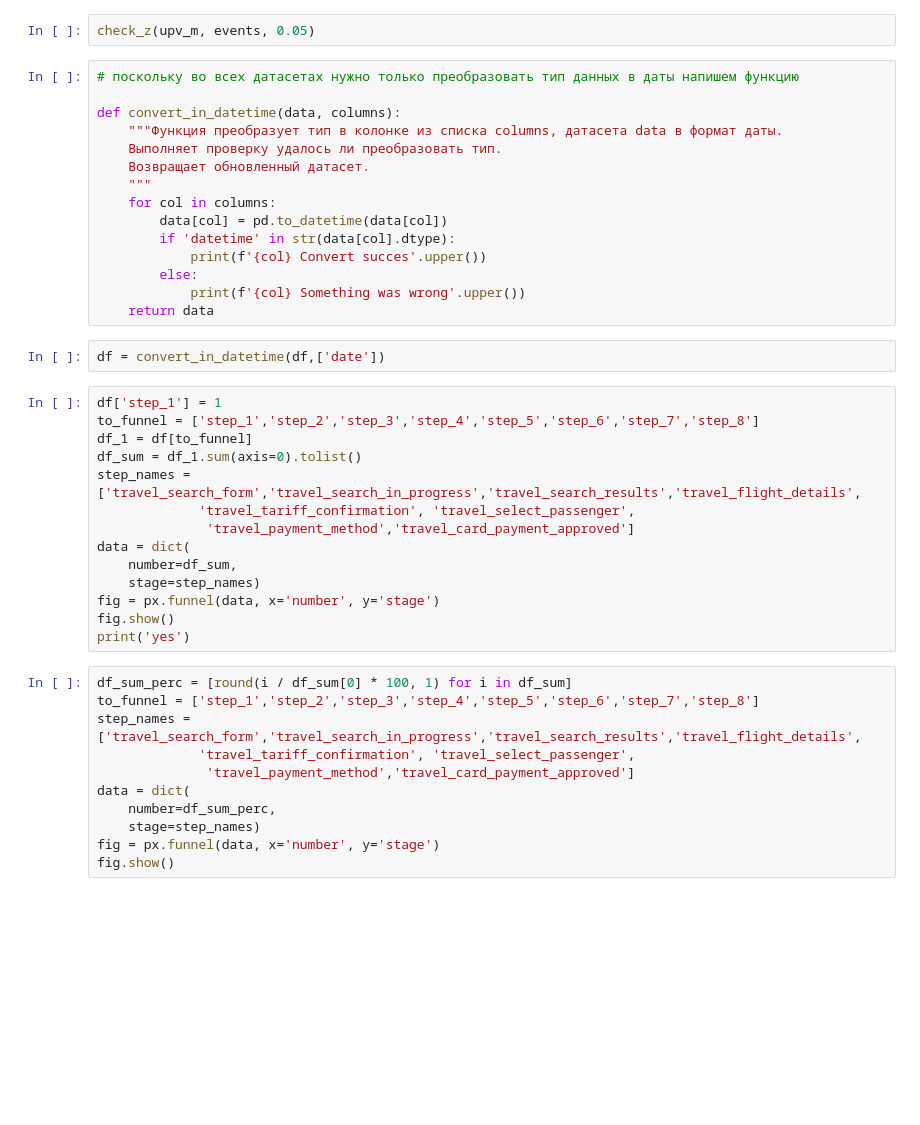
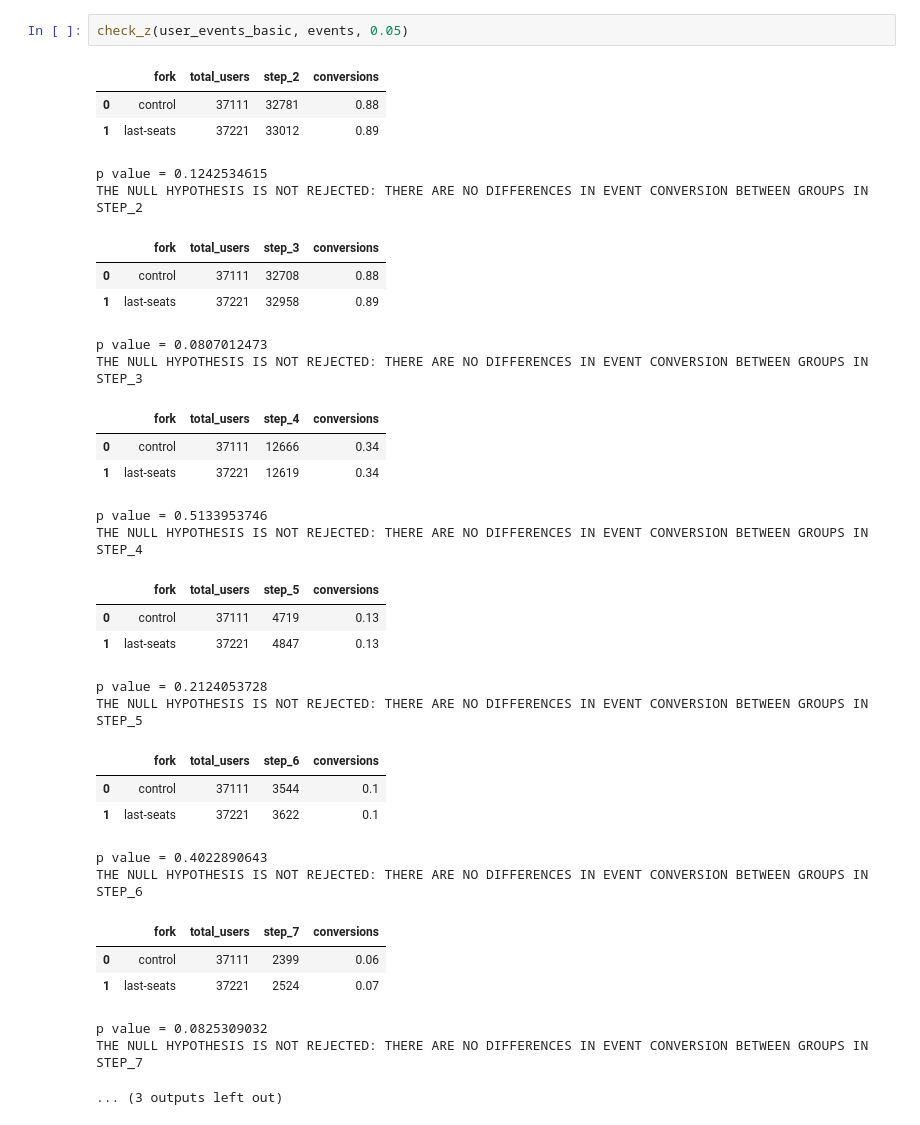
Before and after one commit to pavelkoya/abtest_travel, a Jupyter notebook: ab_testing_travel.ipynb, the cells around one changed output. Saved outputs shown, nothing was run; the diff lists cells and outputs as text; blank space fills up the shorter version.

```diff
--- a/ab_testing_travel.ipynb
+++ b/ab_testing_travel.ipynb
@@ -172,44 +169,34 @@ def check_z(data, events, alpha):
 # %%
-check_z(upv_m, events, 0.05)
+check_z(user_events_basic, events, 0.05)
+# %% [output]
+|  | fork | total_users | step_2 | conversions |
+| 0 | control | 37111 | 32781 | 0.88 |
+| 1 | last-seats | 37221 | 33012 | 0.89 |
+p value = 0.1242534615
+THE NULL HYPOTHESIS IS NOT REJECTED: THERE ARE NO DIFFERENCES IN EVENT CONVERSION BETWEEN GROUPS IN STEP_2
+|  | fork | total_users | step_3 | conversions |
+| 0 | control | 37111 | 32708 | 0.88 |
+| 1 | last-seats | 37221 | 32958 | 0.89 |
+p value = 0.0807012473
+THE NULL HYPOTHESIS IS NOT REJECTED: THERE ARE NO DIFFERENCES IN EVENT CONVERSION BETWEEN GROUPS IN STEP_3
+|  | fork | total_users | step_4 | conversions |
+| 0 | control | 37111 | 12666 | 0.34 |
+| 1 | last-seats | 37221 | 12619 | 0.34 |
+p value = 0.5133953746
+THE NULL HYPOTHESIS IS NOT REJECTED: THERE ARE NO DIFFERENCES IN EVENT CONVERSION BETWEEN GROUPS IN STEP_4
+|  | fork | total_users | step_5 | conversions |
+| 0 | control | 37111 | 4719 | 0.13 |
+| 1 | last-seats | 37221 | 4847 | 0.13 |
+p value = 0.2124053728
+THE NULL HYPOTHESIS IS NOT REJECTED: THERE ARE NO DIFFERENCES IN EVENT CONVERSION BETWEEN GROUPS IN STEP_5
+|  | fork | total_users | step_6 | conversions |
+| 0 | control | 37111 | 3544 | 0.1 |
+| 1 | last-seats | 37221 | 3622 | 0.1 |
+p value = 0.4022890643
+THE NULL HYPOTHESIS IS NOT REJECTED: THERE ARE NO DIFFERENCES IN EVENT CONVERSION BETWEEN GROUPS IN STEP_6
+|  | fork | total_users | step_7 | conversions |
+| 0 | control | 37111 | 2399 | 0.06 |
+| 1 | last-seats | 37221 | 2524 | 0.07 |
+p value = 0.0825309032
+THE NULL HYPOTHESIS IS NOT REJECTED: THERE ARE NO DIFFERENCES IN EVENT CONVERSION BETWEEN GROUPS IN STEP_7
+... (3 outputs left out)
-# %%
-# поскольку во всех датасетах нужно только преобразовать тип данных в даты напишем функцию
-
-def convert_in_datetime(data, columns):
-    """Функция преобразует тип в колонке из списка columns, датасета data в формат даты.
-    Выполняет проверку удалось ли преобразовать тип.
-    Возвращает обновленный датасет.
-    """
-    for col in columns:
-        data[col] = pd.to_datetime(data[col])
-        if 'datetime' in str(data[col].dtype):
-            print(f'{col} Convert succes'.upper())
-        else:
-            print(f'{col} Something was wrong'.upper())
-    return data
-# %%
-df = convert_in_datetime(df,['date'])
-# %%
-df['step_1'] = 1
-to_funnel = ['step_1','step_2','step_3','step_4','step_5','step_6','step_7','step_8']
-df_1 = df[to_funnel]
-df_sum = df_1.sum(axis=0).tolist()
-step_names = ['travel_search_form','travel_search_in_progress','travel_search_results','travel_flight_details',
-             'travel_tariff_confirmation', 'travel_select_passenger',
-              'travel_payment_method','travel_card_payment_approved']
-data = dict(
-    number=df_sum,
-    stage=step_names)
-fig = px.funnel(data, x='number', y='stage')
-fig.show()
-print('yes')
-# %%
-df_sum_perc = [round(i / df_sum[0] * 100, 1) for i in df_sum]
-to_funnel = ['step_1','step_2','step_3','step_4','step_5','step_6','step_7','step_8']
-step_names = ['travel_search_form','travel_search_in_progress','travel_search_results','travel_flight_details',
-             'travel_tariff_confirmation', 'travel_select_passenger',
-              'travel_payment_method','travel_card_payment_approved']
-data = dict(
-    number=df_sum_perc,
-    stage=step_names)
-fig = px.funnel(data, x='number', y='stage')
-fig.show()
```
Also changed, not shown: parts of 18 cells of this notebook.
